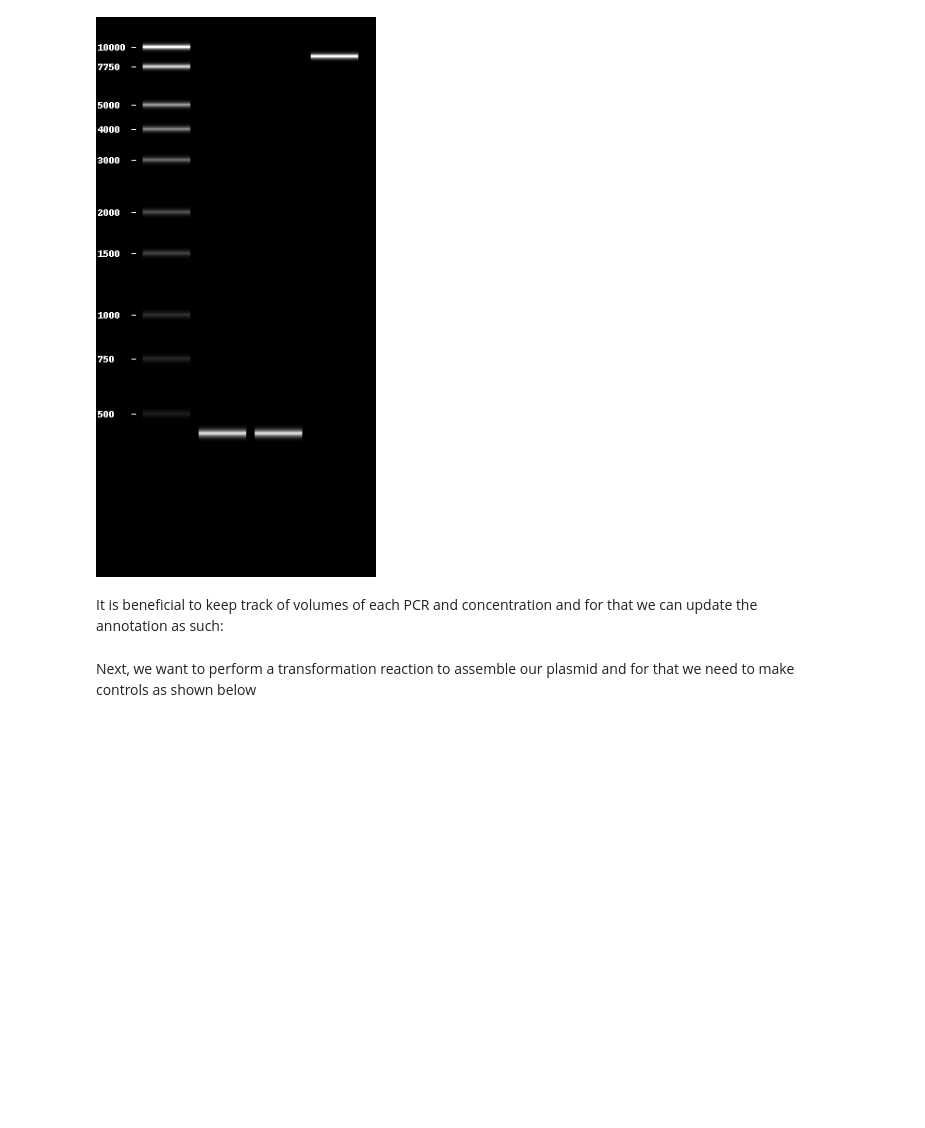
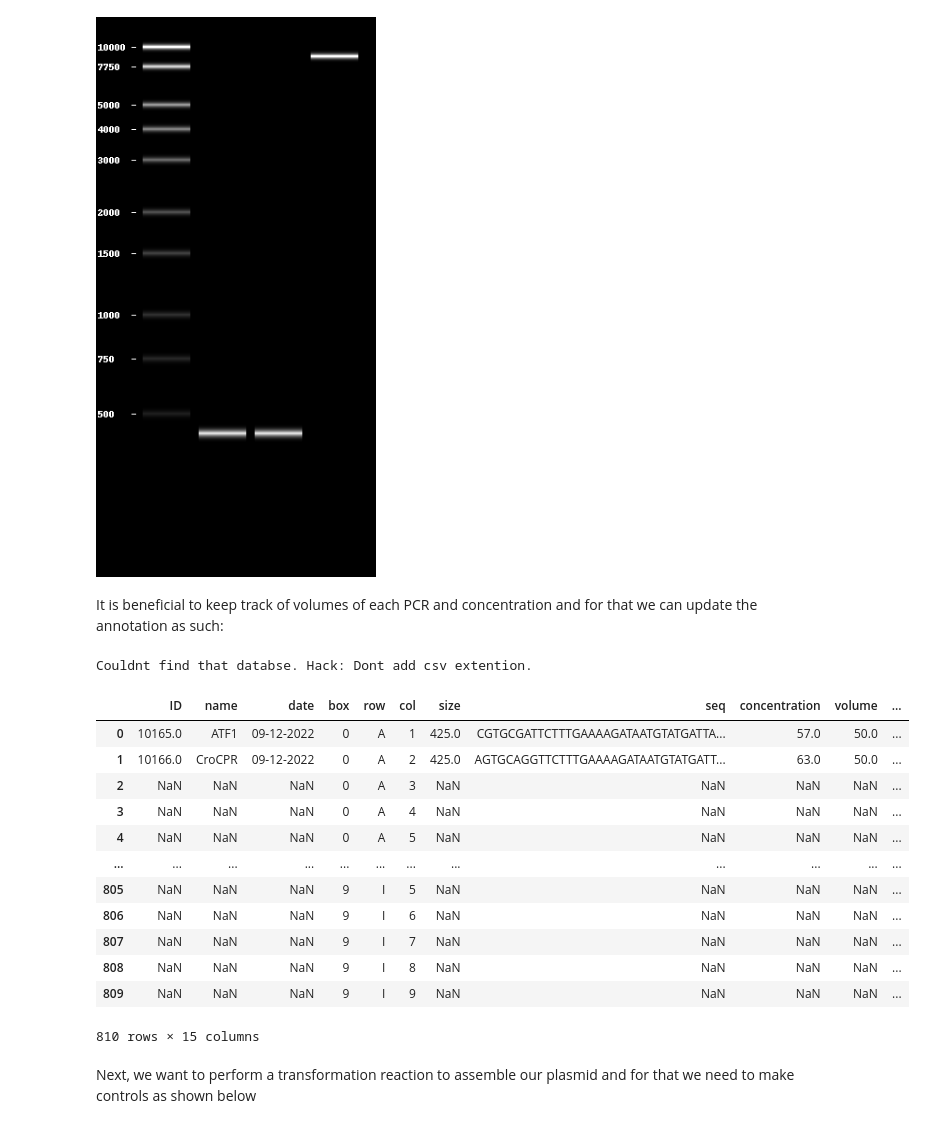
Before and after one commit to hiyama341/ConStrain, a Jupyter notebook: colab_notebooks/03_BUILD_USER_gRNA_plasmid.ipynb, the cells around one changed output. Saved outputs shown, nothing was run; the diff lists cells and outputs as text; code cells hidden in the pictures; blank space fills up the shorter version.

```diff
--- a/colab_notebooks/03_BUILD_USER_gRNA_plasmid.ipynb
+++ b/colab_notebooks/03_BUILD_USER_gRNA_plasmid.ipynb
@@ -249,3 +250,43 @@ gRNA2_pcr_prod.annotations['batches'][0].update({'volume'       : 50,
+# %%
+# We can add these PCR products to the local database:
+pcr_box = get_database('')
+
+# Adding annotations
+gRNA1_pcr_prod = add_annotations([gRNA1_pcr_prod], volume = 50, concentration = 57,  location = 'l4_I07',  comments = 'gRNA with ATF1 site to KO G8H')
+gRNA2_pcr_prod = add_annotations([gRNA2_pcr_prod], volume = 50, concentration = 63, location = 'l4_I08'  , comments ='gRNA with croCPR site to KO G8H')
+
+# unnest the list
+gRNA1_pcr_prod = gRNA1_pcr_prod[0]
+gRNA2_pcr_prod = gRNA2_pcr_prod[0]
+
+
+# getting a unique id from the databse
+gRNA1_pcr_prod.id =  get_unique_id(path='ConStrain_on_google_colab/Data/csv_database/' )
+gRNA2_pcr_prod.id = get_unique_id(path='ConStrain_on_google_colab/Data/csv_database/' )+1
+
+# add the PCR_to the pcr_box
+PCR_box = get_database('box_MASTER', path="ConStrain_on_google_colab/Data/csv_database/")
+add_sequences_to_dataframe([gRNA1_pcr_prod,gRNA2_pcr_prod ], PCR_box)
+
+
+### already updated the database
+#update_database(PCR_box, 'PCR_box', path ="/content/ConStrain_on_google_colab/Data/csv_database/" )
+PCR_box
+# %% [output]
+Couldnt find that databse. Hack: Dont add csv extention.
+|  | ID | name | date | box | row | col | size | seq | concentration | volume | ... |
+| 0 | 10165.0 | ATF1 | 09-12-2022 | 0 | A | 1 | 425.0 | CGTGCGATTCTTTGAAAAGATAATGTATGATTA... | 57.0 | 50.0 | ... |
+| 1 | 10166.0 | CroCPR | 09-12-2022 | 0 | A | 2 | 425.0 | AGTGCAGGTTCTTTGAAAAGATAATGTATGATT... | 63.0 | 50.0 | ... |
+| 2 | NaN | NaN | NaN | 0 | A | 3 | NaN | NaN | NaN | NaN | ... |
+| 3 | NaN | NaN | NaN | 0 | A | 4 | NaN | NaN | NaN | NaN | ... |
+| 4 | NaN | NaN | NaN | 0 | A | 5 | NaN | NaN | NaN | NaN | ... |
+| ... | ... | ... | ... | ... | ... | ... | ... | ... | ... | ... | ... |
+| 805 | NaN | NaN | NaN | 9 | I | 5 | NaN | NaN | NaN | NaN | ... |
+| 806 | NaN | NaN | NaN | 9 | I | 6 | NaN | NaN | NaN | NaN | ... |
+| 807 | NaN | NaN | NaN | 9 | I | 7 | NaN | NaN | NaN | NaN | ... |
+| 808 | NaN | NaN | NaN | 9 | I | 8 | NaN | NaN | NaN | NaN | ... |
+| 809 | NaN | NaN | NaN | 9 | I | 9 | NaN | NaN | NaN | NaN | ... |
+810 rows × 15 columns
 # %%
 LEU_plasmid = vector
 LEU_plasmid.name = "LEU_plasmid"
```
Also changed, not shown: parts of 20 cells of this notebook.
